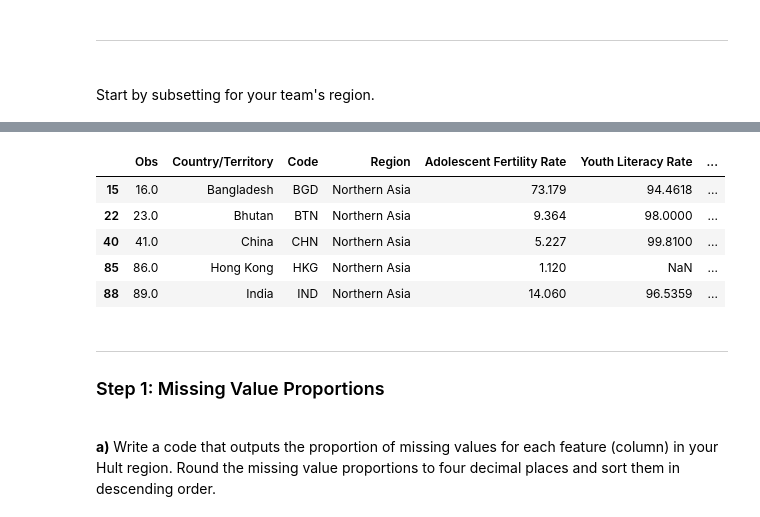
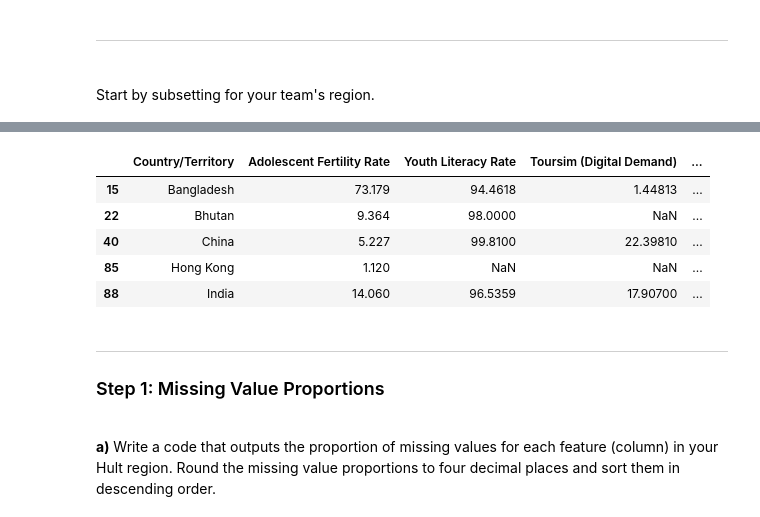
Before and after one commit to TichaonaDamis/Missing-Value-Analysis-and-Imputation-using-Python, a Jupyter notebook: Template - Missing Value Analysis and Imputation (1).ipynb, the cells around one changed output, grey strips where cells are left out. Drawn from its saved outputs; the diff is of its cells as text; code cells hidden in the pictures.

```diff
--- a/Template - Missing Value Analysis and Imputation (1).ipynb
+++ b/Template - Missing Value Analysis and Imputation (1).ipynb
@@ -32,38 +41,43 @@ Current working directory changed to: /content/Missing-Value-Analysis-and-Imputa
 # %%
 # package imports
 import pandas as pd             # data science essentials
 import matplotlib.pyplot as plt # data visualization
 import seaborn as sns           # enhanced data visualization
 import warnings                 # warnings
 
 
 # setting pandas print options
 pd.set_option('display.max_rows', 500)
 pd.set_option('display.max_columns', 500)
 pd.set_option('display.width', 1000)
 
 
 # suppressing warnings
 warnings.filterwarnings(action = 'ignore')
 
 
 # data import
 world_df = pd.read_excel(io = "./worldbank.xlsx")
 
 
 # subesetting team's region
 team6 = world_df[ world_df["Region"] == 'Northern Asia']
 
 
+# dropping Obs, Code and Region
+team6.drop(labels  = ['Obs' , 'Code', 'Region', 'Data Count'],
+             axis    = 1,
+             inplace = True)
+
 # checking results
 team6.head(n = 5)
 # %% [output]
-|  | Obs | Country/Territory | Code | Region | Adolescent Fertility Rate | Youth Literacy Rate | ... |
-| 15 | 16.0 | Bangladesh | BGD | Northern Asia | 73.179 | 94.4618 | ... |
-| 22 | 23.0 | Bhutan | BTN | Northern Asia | 9.364 | 98.0000 | ... |
-| 40 | 41.0 | China | CHN | Northern Asia | 5.227 | 99.8100 | ... |
-| 85 | 86.0 | Hong Kong | HKG | Northern Asia | 1.120 | NaN | ... |
-| 88 | 89.0 | India | IND | Northern Asia | 14.060 | 96.5359 | ... |
+|  | Country/Territory | Adolescent Fertility Rate | Youth Literacy Rate | Toursim (Digital Demand) | ... |
+| 15 | Bangladesh | 73.179 | 94.4618 | 1.44813 | ... |
+| 22 | Bhutan | 9.364 | 98.0000 | NaN | ... |
+| 40 | China | 5.227 | 99.8100 | 22.39810 | ... |
+| 85 | Hong Kong | 1.120 | NaN | NaN | ... |
+| 88 | India | 14.060 | 96.5359 | 17.90700 | ... |
 # %% [markdown]
 <hr style="height:.9px;border:none;color:#333;background-color:#333;" />
 
```
Also changed, not shown: parts of 35 cells of this notebook.
